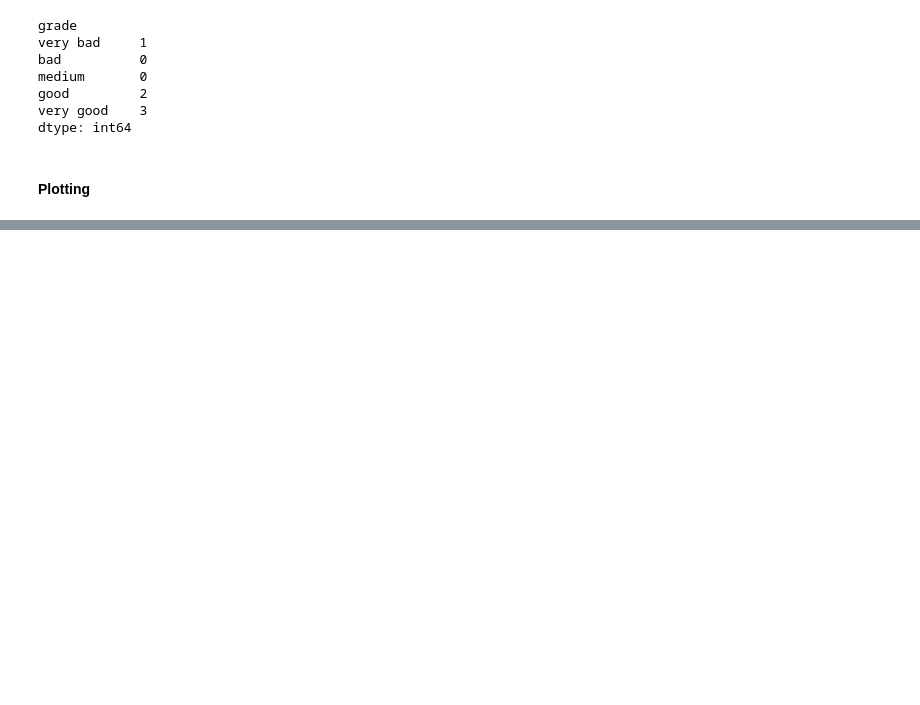
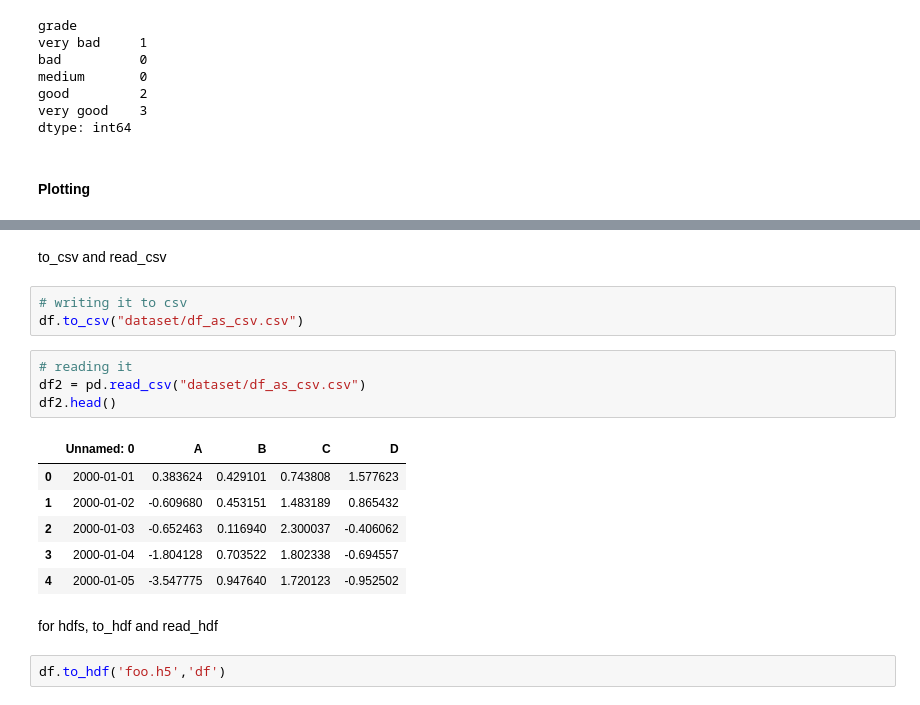
Before and after one commit to atulsingh0/MachineLearning, a Jupyter notebook: python_DC/10_minutes_to_pandas.ipynb, the cells around one changed output, grey strips where cells are left out. Cells and saved outputs as stored; diff of their text form; blank space fills up the shorter version.

```diff
--- a/python_DC/10_minutes_to_pandas.ipynb
+++ b/python_DC/10_minutes_to_pandas.ipynb
@@ -1249,0 +1281,20 @@ dtype: int64
+# %% [markdown]
+to_csv and read_csv
+# %%
+# writing it to csv
+df.to_csv("dataset/df_as_csv.csv")
+# %%
+# reading it
+df2 = pd.read_csv("dataset/df_as_csv.csv")
+df2.head()
+# %% [output]
+|  | Unnamed: 0 | A | B | C | D |
+| 0 | 2000-01-01 | 0.383624 | 0.429101 | 0.743808 | 1.577623 |
+| 1 | 2000-01-02 | -0.609680 | 0.453151 | 1.483189 | 0.865432 |
+| 2 | 2000-01-03 | -0.652463 | 0.116940 | 2.300037 | -0.406062 |
+| 3 | 2000-01-04 | -1.804128 | 0.703522 | 1.802338 | -0.694557 |
+| 4 | 2000-01-05 | -3.547775 | 0.947640 | 1.720123 | -0.952502 |
+# %% [markdown]
+for hdfs, to_hdf and read_hdf
+# %%
+df.to_hdf('foo.h5','df')
```
Also changed, not shown: parts of 95 cells of this notebook, 3 other files.
